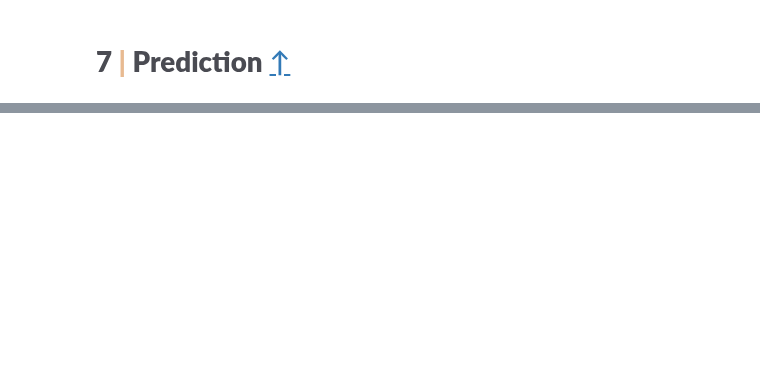
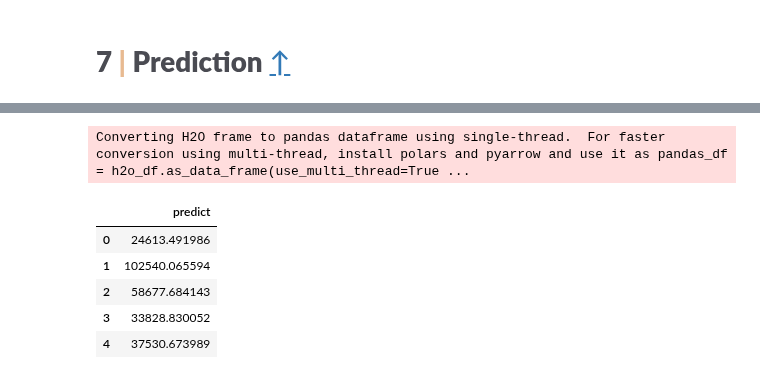
Before and after one commit to Chirag314/PS4E9, a Jupyter notebook: ps4e9-eda-lgbm-h2o-optuna.ipynb, the cells around one changed output, grey strips where cells are left out. Saved outputs shown, nothing was run; the diff lists cells and outputs as text; code cells hidden in the pictures; blank space fills up the shorter version.

```diff
--- a/ps4e9-eda-lgbm-h2o-optuna.ipynb
+++ b/ps4e9-eda-lgbm-h2o-optuna.ipynb
@@ -1193,2 +1279,15 @@ pred=best_ensemble.predict(TEST0)
+# %%
+pred1=pred.as_data_frame()
+# %% [output]
+Converting H2O frame to pandas dataframe using single-thread.  For faster conversion using multi-thread, install polars and pyarrow and use it as pandas_df = h2o_df.as_data_frame(use_multi_thread=True ...
+# %%
+pred1.head()
+# %% [output]
+|  | predict |
+| 0 | 24613.491986 |
+| 1 | 102540.065594 |
+| 2 | 58677.684143 |
+| 3 | 33828.830052 |
+| 4 | 37530.673989 |
 # %%
 submit=pd.read_csv('/kaggle/input/playground-series-s4e9/sample_submission.csv')
```
Also changed, not shown: parts of 33 cells of this notebook.
